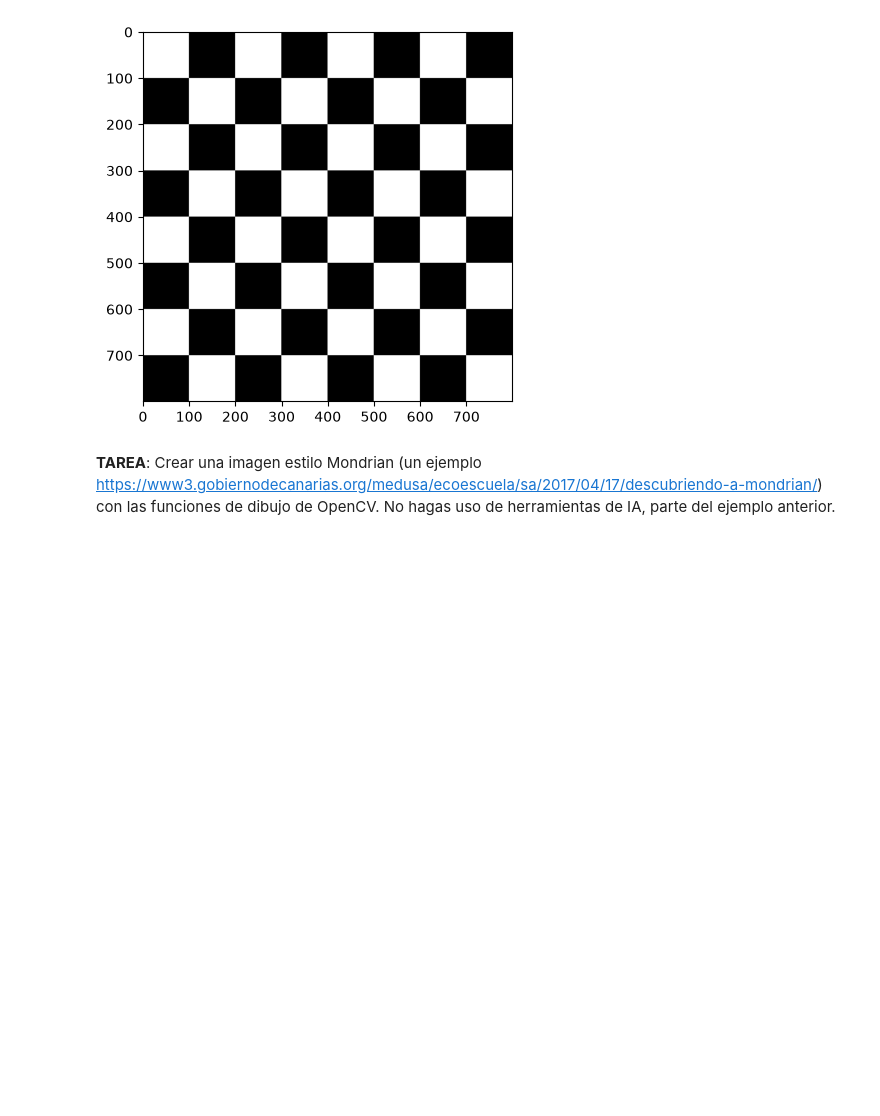
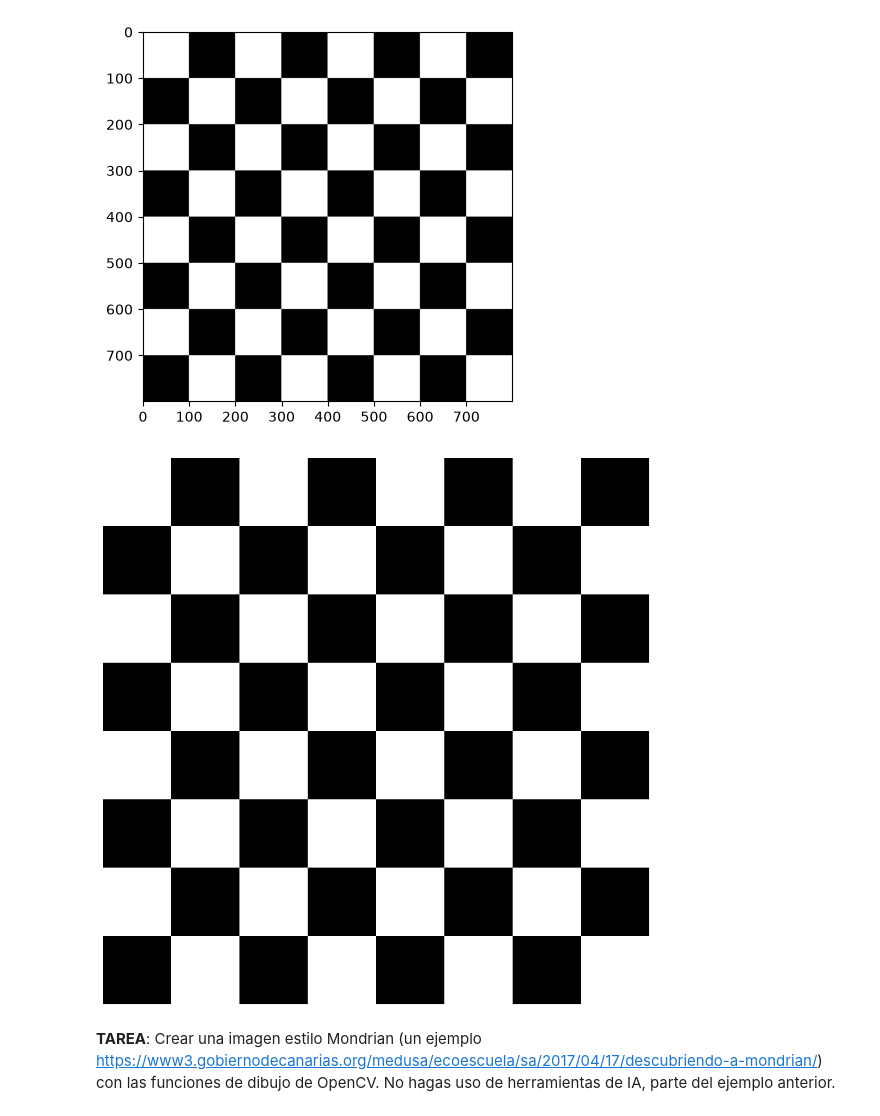
Before and after one commit to Darknight99V/VC, a Jupyter notebook: P1/VC_P1.ipynb, the cells around one changed output. Drawn from its saved outputs; the diff is of its cells as text; code cells hidden in the pictures; blank space fills up the shorter version.

```diff
--- a/VC_P1.ipynb
+++ b/P1/VC_P1.ipynb
@@ -36,6 +36,30 @@ plt.imshow(gris_img, cmap='grey')
 plt.show()
 # %% [output]
 [figure]
+# %%
+# versión hecha por IA
+
+# Crear el tablero 8x8
+tablero = np.zeros((8, 8))
+
+# Alternar los colores de las casillas
+tablero[1::2, ::2] = 1
+tablero[::2, 1::2] = 1
+
+# Crear una figura de 800x800 píxeles
+fig, ax = plt.subplots(figsize=(8, 8), dpi=100)
+
+# Dibujar el tablero
+ax.imshow(tablero, cmap="binary", interpolation="none")
+
+# Quitar ejes y márgenes
+ax.axis("off")
+plt.subplots_adjust(left=0, right=1, top=1, bottom=0)
+
+# Mostrar
+plt.show()
+# %% [output]
+[figure, added]
 # %% [markdown]
 **TAREA**: Crear una imagen estilo Mondrian (un ejemplo https://www3.gobiernodecanarias.org/medusa/ecoescuela/sa/2017/04/17/descubriendo-a-mondrian/) con las funciones de dibujo de OpenCV.
 No hagas uso de herramientas de IA, parte del ejemplo anterior.
```
Also changed, not shown: parts of 2 cells of this notebook, 5 other files.
